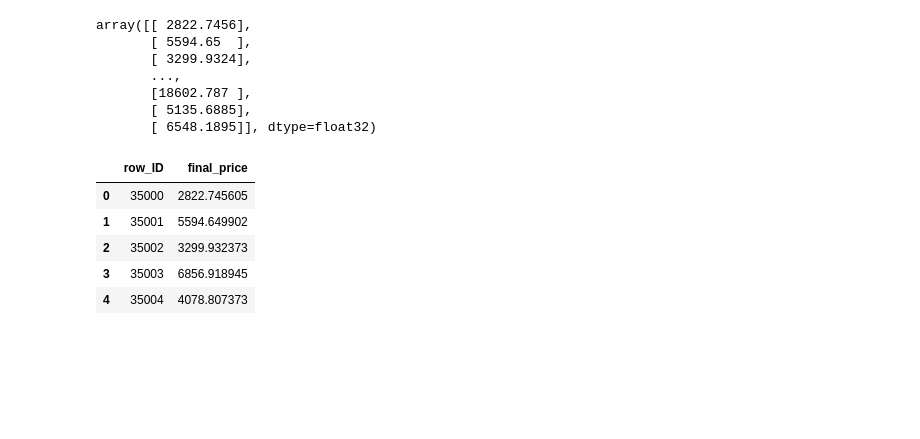
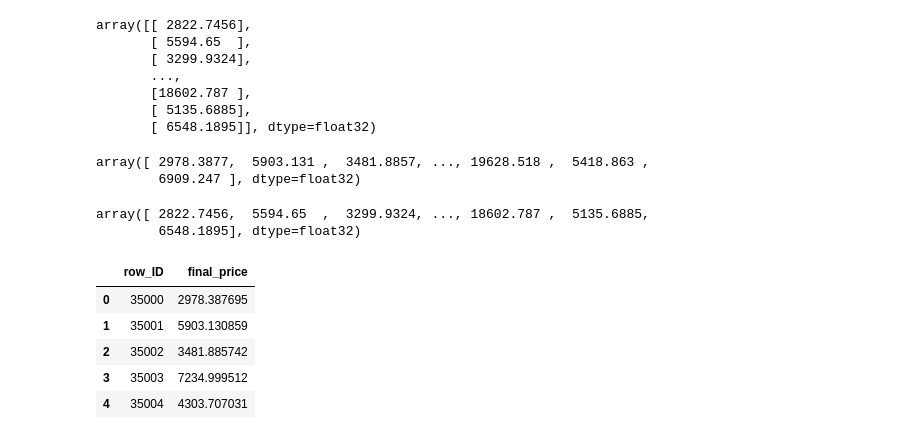
Before and after one commit to Chertushkin/SberAutoML, a Jupyter notebook: HW1/hw1.ipynb, the cells around one changed output. Saved outputs shown, nothing was run; the diff lists cells and outputs as text; code cells hidden in the pictures; blank space fills up the shorter version.

```diff
--- a/HW1/hw1.ipynb
+++ b/HW1/hw1.ipynb
@@ -308,13 +308,27 @@ array([[ 2822.7456],
        [ 6548.1895]], dtype=float32)
 # %%
 # test_pred.data[:,0]
+# %%
+tm = test_pred.data[:,0].mean()
+# %%
+new_tt = test_pred.data*5454.77075/tm
+# %%
+new_tt[:,0]
+# %% [output]
+array([ 2978.3877,  5903.131 ,  3481.8857, ..., 19628.518 ,  5418.863 ,
+        6909.247 ], dtype=float32)
+# %%
+test_pred.data[:, 0]
+# %% [output]
+array([ 2822.7456,  5594.65  ,  3299.9324, ..., 18602.787 ,  5135.6885,
+        6548.1895], dtype=float32)
 # %%
-submission[TARGET_NAME] = test_pred.data[:, 0]
+submission[TARGET_NAME] = new_tt[:,0] #test_pred.data[:, 0]
 submission.head()
 # %% [output]
 |  | row_ID | final_price |
-| 0 | 35000 | 2822.745605 |
-| 1 | 35001 | 5594.649902 |
-| 2 | 35002 | 3299.932373 |
-| 3 | 35003 | 6856.918945 |
-| 4 | 35004 | 4078.807373 |
+| 0 | 35000 | 2978.387695 |
+| 1 | 35001 | 5903.130859 |
+| 2 | 35002 | 3481.885742 |
+| 3 | 35003 | 7234.999512 |
+| 4 | 35004 | 4303.707031 |
```
Also changed, not shown: parts of 2 cells of this notebook, 1 other file.
